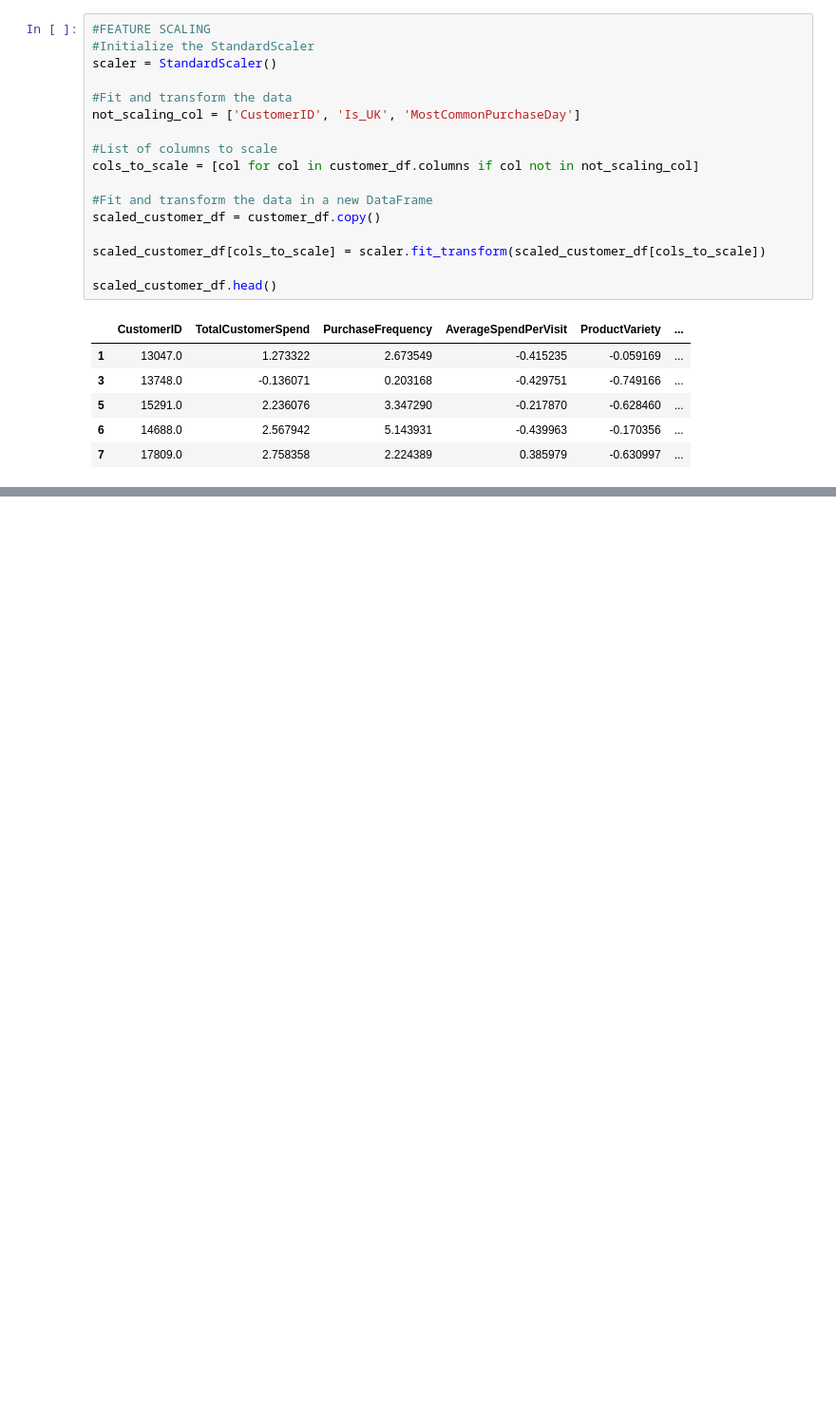
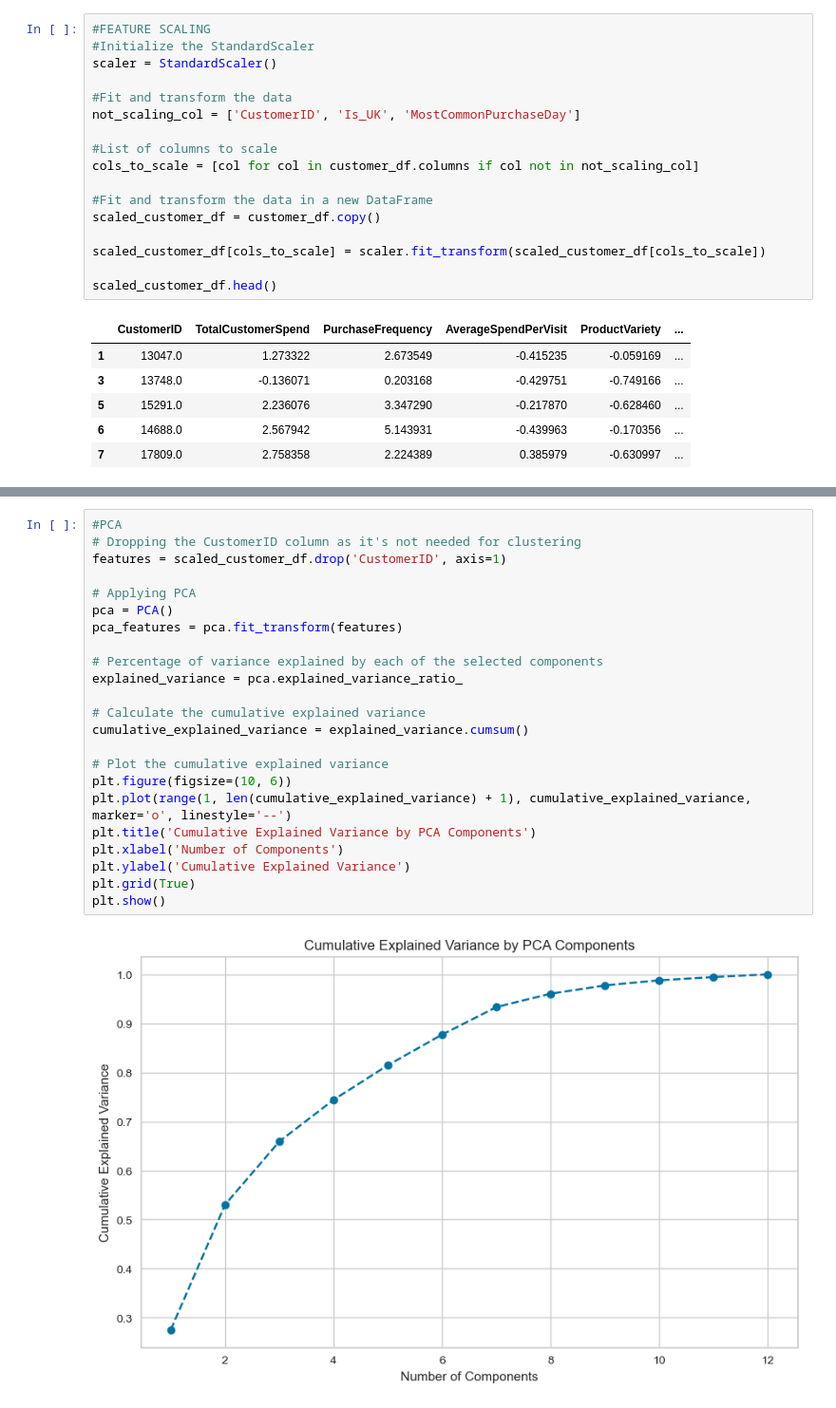
Before and after one commit to fabrizi0rigodanz0/Customer_Churn_Prediction_ML, a Jupyter notebook: notebook/notebook.ipynb, the cells around one changed output, grey strips where cells are left out. Shown at 95% size. Saved outputs shown, nothing was run; the diff lists cells and outputs as text; blank space fills up the shorter version.

```diff
--- a/notebook/notebook.ipynb
+++ b/notebook/notebook.ipynb
@@ -1046,0 +1049,25 @@ scaled_customer_df.head()
+# %%
+#PCA
+# Dropping the CustomerID column as it's not needed for clustering
+features = scaled_customer_df.drop('CustomerID', axis=1)
+
+# Applying PCA
+pca = PCA()
+pca_features = pca.fit_transform(features)
+
+# Percentage of variance explained by each of the selected components
+explained_variance = pca.explained_variance_ratio_
+
+# Calculate the cumulative explained variance
+cumulative_explained_variance = explained_variance.cumsum()
+
+# Plot the cumulative explained variance
+plt.figure(figsize=(10, 6))
+plt.plot(range(1, len(cumulative_explained_variance) + 1), cumulative_explained_variance, marker='o', linestyle='--')
+plt.title('Cumulative Explained Variance by PCA Components')
+plt.xlabel('Number of Components')
+plt.ylabel('Cumulative Explained Variance')
+plt.grid(True)
+plt.show()
+# %% [output]
+[figure, added]
```
Also changed, not shown: parts of 4 cells of this notebook.
